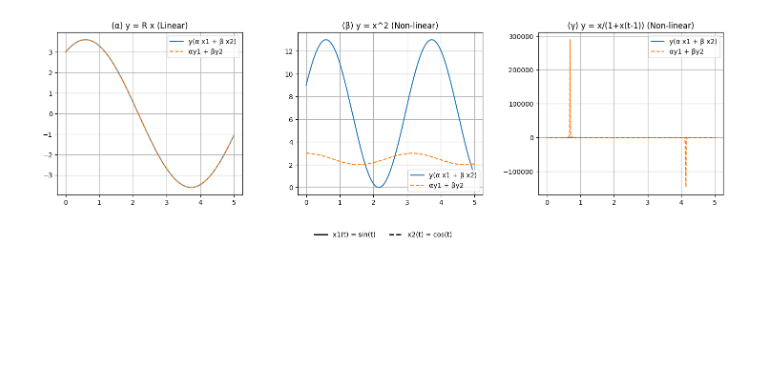
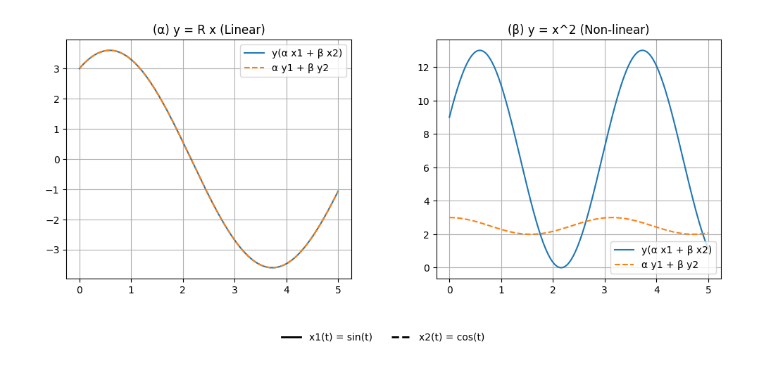
Before and after one commit to athmarg/DspBook-978-3-031-81209-5, a Jupyter notebook: Python-Jupyter Notebooks/Chapter02/superposition.ipynb, the cells around one changed output. Drawn from its saved outputs; the diff is of its cells as text; code cells hidden in the pictures; blank space fills up the shorter version.

```diff
--- a/Python-Jupyter Notebooks/Chapter02/superposition.ipynb
+++ b/Python-Jupyter Notebooks/Chapter02/superposition.ipynb
@@ -2,9 +2,10 @@
 import numpy as np
 import matplotlib.pyplot as plt
 
+# --------------------
 # Time axis
 t = np.linspace(0, 5, 500)
-dt = t[1]-t[0]
+dt = t[1] - t[0]
 
 # Inputs
 x1 = np.sin(t)  # first input
@@ -14,63 +15,43 @@ alpha = 2
 beta = 3
 
 # --------------------
-# (α) y = R x (linear)
+# (α) Linear system: y = R x
 y1_a = x1
 y2_a = x2
 y_combo_a = alpha*x1 + beta*x2
 y_linear_combo_a = alpha*y1_a + beta*y2_a
 
-# (β) y = x^2 (non-linear)
+# (β) Non-linear system: y = x^2
 y1_b = x1**2
 y2_b = x2**2
 y_combo_b = (alpha*x1 + beta*x2)**2
 y_linear_combo_b = alpha*y1_b + beta*y2_b
 
-# (γ) y = x/(1+x(t-1)) (non-linear with delay)
-delay_samples = int(1/dt)
-x1_shift = np.roll(x1, delay_samples)
-x2_shift = np.roll(x2, delay_samples)
-
-y1_c = x1/(1 + x1_shift)
-y2_c = x2/(1 + x2_shift)
-
-x_combo = alpha*x1 + beta*x2
-x_combo_shift = np.roll(x_combo, delay_samples)
-y_combo_c = x_combo/(1 + x_combo_shift)
-y_linear_combo_c = alpha*y1_c + beta*y2_c
-
 # --------------------
 # Plotting
-fig, axs = plt.subplots(1,3, figsize=(18,5))
+fig, axs = plt.subplots(1,2, figsize=(12,5))
 plt.subplots_adjust(wspace=0.3, bottom=0.2)
 
 # (α) Linear
-l1, = axs[0].plot(t, y_combo_a, label='y(α x1 + β x2)')
-l2, = axs[0].plot(t, y_linear_combo_a, '--', label='αy1 + βy2')
+axs[0].plot(t, y_combo_a, label='y(α x1 + β x2)')
+axs[0].plot(t, y_linear_combo_a, '--', label='α y1 + β y2')
 axs[0].set_title('(α) y = R x (Linear)')
 axs[0].grid(True)
 axs[0].legend(loc='upper right')
 
 # (β) Non-linear x^2
-l3, = axs[1].plot(t, y_combo_b, label='y(α x1 + β x2)')
-l4, = axs[1].plot(t, y_linear_combo_b, '--', label='αy1 + βy2')
+axs[1].plot(t, y_combo_b, label='y(α x1 + β x2)')
+axs[1].plot(t, y_linear_combo_b, '--', label='α y1 + β y2')
 axs[1].set_title('(β) y = x^2 (Non-linear)')
 axs[1].grid(True)
 axs[1].legend(loc='lower right')
 
-# (γ) Non-linear with delay
-l5, = axs[2].plot(t, y_combo_c, label='y(α x1 + β x2)')
-l6, = axs[2].plot(t, y_linear_combo_c, '--', label='αy1 + βy2')
-axs[2].set_title('(γ) y = x/(1+x(t-1)) (Non-linear)')
-axs[2].grid(True)
-axs[2].legend(loc='upper right')
-
 # --------------------
-# Common legend for inputs below all plots
+# Common legend for inputs below both plots
 fig.legend([plt.Line2D([0],[0], color='k', lw=2), plt.Line2D([0],[0], color='k', lw=2, linestyle='--')],
            ['x1(t) = sin(t)', 'x2(t) = cos(t)'],
            loc='lower center', ncol=2, frameon=False)
 
 plt.show()
 # %% [output]
-[figure, old version]
+[figure, new version]
```
